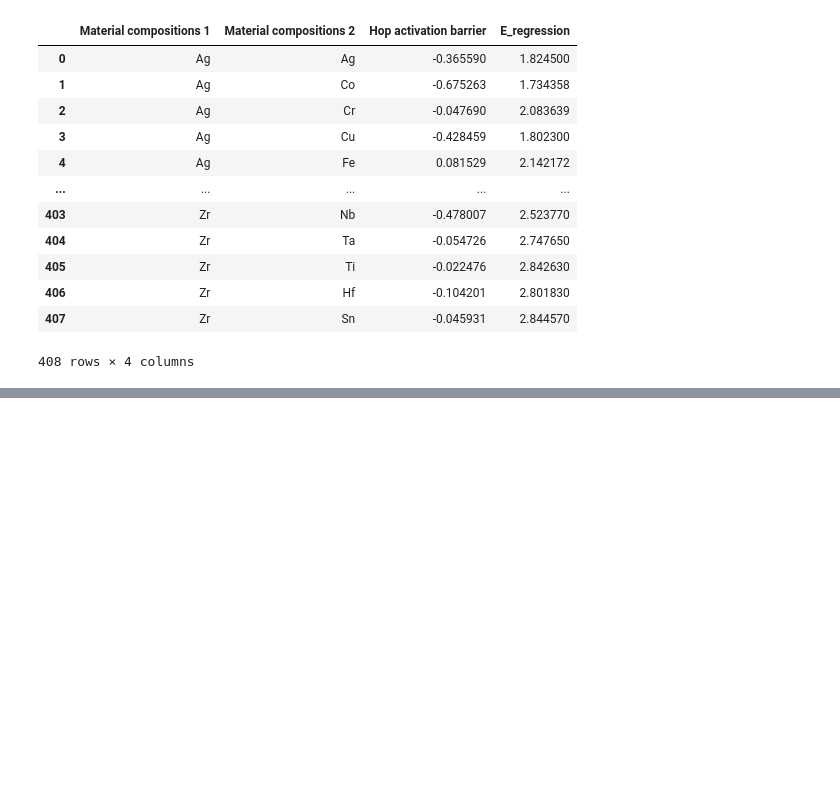
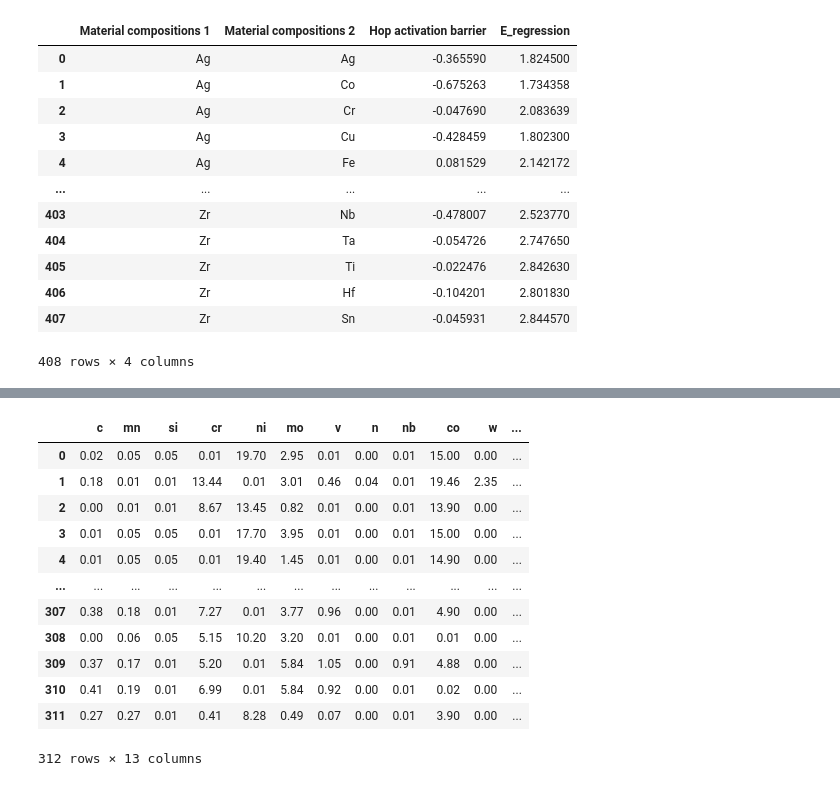
Before and after one commit to uw-cmg/MAST-ML, a Jupyter notebook: examples/MASTML_Tutorial_2_DataImport.ipynb, the cells around one changed output, grey strips where cells are left out. Saved outputs shown, nothing was run; the diff lists cells and outputs as text; code cells hidden in the pictures; blank space fills up the shorter version.

```diff
--- a/examples/MASTML_Tutorial_2_DataImport.ipynb
+++ b/examples/MASTML_Tutorial_2_DataImport.ipynb
@@ -376,3 +376,34 @@ X_testdata
 # Task 4: Download and import data from various materials databases
 #
 #########################################################################
+# %%
+# Next, let's download some datasets from remote materials databases, then import
+# them for use in MAST-ML
+
+# Here, we will download a materials dataset of steel alloy yield strengths from the
+# matminer datasets repository:
+
+df = MatminerDatasets().download_data(name='steel_strength')
+
+# The output of downloading this data is a pandas dataframe. If we know which columns
+# correspond to X, y, X_extra, and so on, we can designate those fields here through
+# pandas commands. Alternatively, we can import the just-saved steel_strength.xlsx file
+# using the LocalDatasets class just like we did in the previous task:
+
+target = 'yield strength'
+extra_columns = ['formula', 'tensile strength', 'elongation']
+
+d = LocalDatasets(file_path='steel_strength.xlsx',
+                  target=target,
+                  extra_columns=extra_columns,
+                  group_column=None,
+                  testdata_columns=None,
+                  as_frame=True)
+
+# Load the data with the load_data() method
+data_dict = d.load_data()
+
+# Designate the X, y and X_extra data
+X = data_dict['X']
+y = data_dict['y']
+X_extra = data_dict['X_extra']
@@ -378,0 +412,19 @@ X_testdata
+# %%
+# Let's have a look at the X feature matrix for this data.
+# The X features are the atom fractions of different elements
+# in each steel alloy
+X
+# %% [output]
+|  | c | mn | si | cr | ni | mo | v | n | nb | co | w | ... |
+| 0 | 0.02 | 0.05 | 0.05 | 0.01 | 19.70 | 2.95 | 0.01 | 0.00 | 0.01 | 15.00 | 0.00 | ... |
+| 1 | 0.18 | 0.01 | 0.01 | 13.44 | 0.01 | 3.01 | 0.46 | 0.04 | 0.01 | 19.46 | 2.35 | ... |
+| 2 | 0.00 | 0.01 | 0.01 | 8.67 | 13.45 | 0.82 | 0.01 | 0.00 | 0.01 | 13.90 | 0.00 | ... |
+| 3 | 0.01 | 0.05 | 0.05 | 0.01 | 17.70 | 3.95 | 0.01 | 0.00 | 0.01 | 15.00 | 0.00 | ... |
+| 4 | 0.01 | 0.05 | 0.05 | 0.01 | 19.40 | 1.45 | 0.01 | 0.00 | 0.01 | 14.90 | 0.00 | ... |
+| ... | ... | ... | ... | ... | ... | ... | ... | ... | ... | ... | ... | ... |
+| 307 | 0.38 | 0.18 | 0.01 | 7.27 | 0.01 | 3.77 | 0.96 | 0.00 | 0.01 | 4.90 | 0.00 | ... |
+| 308 | 0.00 | 0.06 | 0.05 | 5.15 | 10.20 | 3.20 | 0.01 | 0.00 | 0.01 | 0.01 | 0.00 | ... |
+| 309 | 0.37 | 0.17 | 0.01 | 5.20 | 0.01 | 5.84 | 1.05 | 0.00 | 0.91 | 4.88 | 0.00 | ... |
+| 310 | 0.41 | 0.19 | 0.01 | 6.99 | 0.01 | 5.84 | 0.92 | 0.00 | 0.01 | 0.02 | 0.00 | ... |
+| 311 | 0.27 | 0.27 | 0.01 | 0.41 | 8.28 | 0.49 | 0.07 | 0.00 | 0.01 | 3.90 | 0.00 | ... |
+312 rows × 13 columns
```
Also changed, not shown: parts of 5 cells of this notebook.
